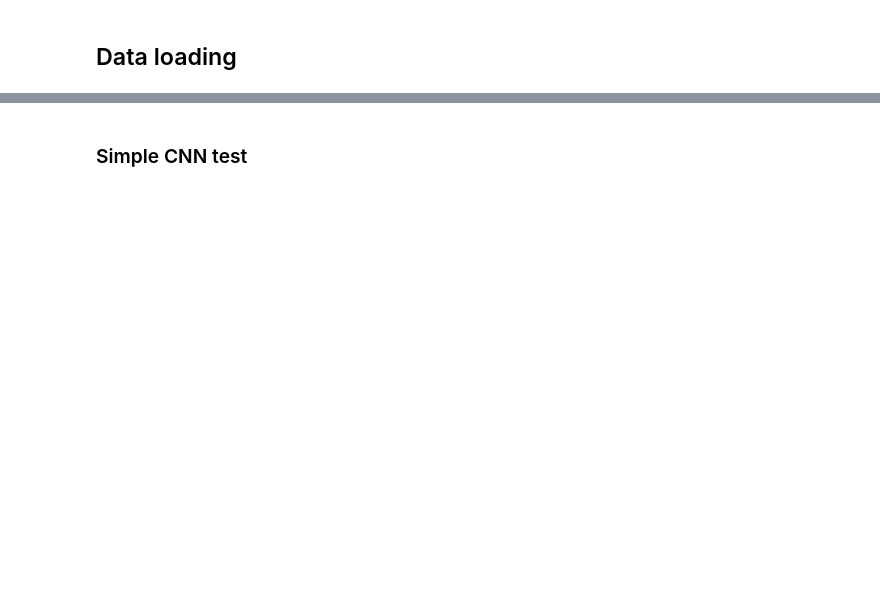
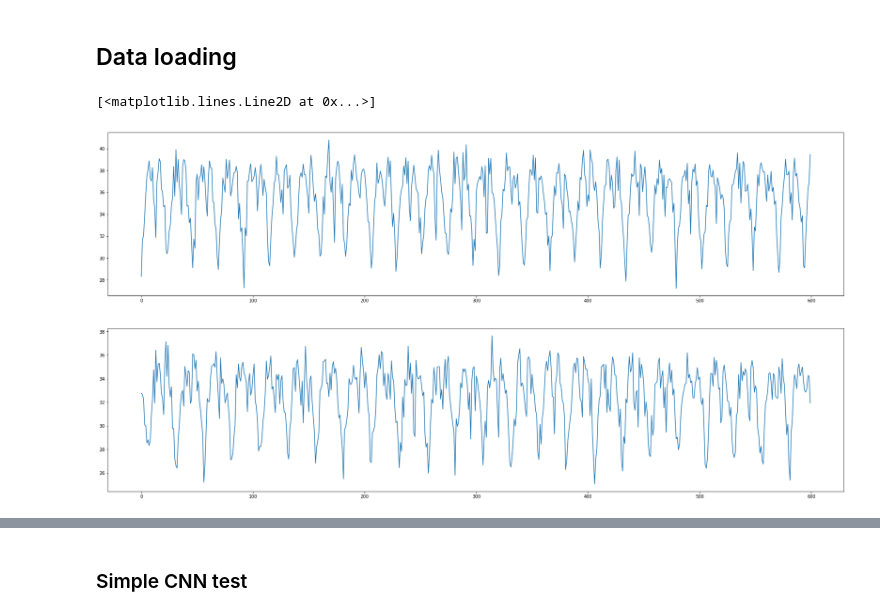
Before and after one commit to Zymrael/silab_dda, a Jupyter notebook: Gradient_reversal_TDDA.ipynb, the cells around one changed output, grey strips where cells are left out. Cells and saved outputs as stored; diff of their text form; code cells hidden in the pictures; blank space fills up the shorter version.

```diff
--- a/Gradient_reversal_TDDA.ipynb
+++ b/Gradient_reversal_TDDA.ipynb
@@ -24,2 +24,20 @@ tdda = TDDA_loader(PATH, split=0.85)
+# %%
+a1 = np.load(f'{PATH}750_rpm.npy')
+a2 = np.load(f'{PATH}1000_rpm.npy')
+#a3 = np.load(f'{PATH}1200_rpm.npy')
+#a4 = np.load(f'{PATH}1600_rpm.npy')
+# %%
+fig = plt.figure(figsize=(30,15))
+fig.add_subplot(2,1,1)
+plt.plot(a1[201,:][800:1400])
+fig.add_subplot(2,1,2)
+plt.plot(a2[601,:][800:1400])
+#fig.add_subplot(4,1,3)
+#plt.plot(a3[1,:][800:1400])
+#fig.add_subplot(4,1,4)
+#plt.plot(a4[1,:][800:1400])
+# %% [output]
+[<matplotlib.lines.Line2D at 0x...>]
+[figure, added]
 # %%
 train, test = tdda.getDataLoader()
```
Also changed, not shown: parts of 18 cells of this notebook, 4 other files.
